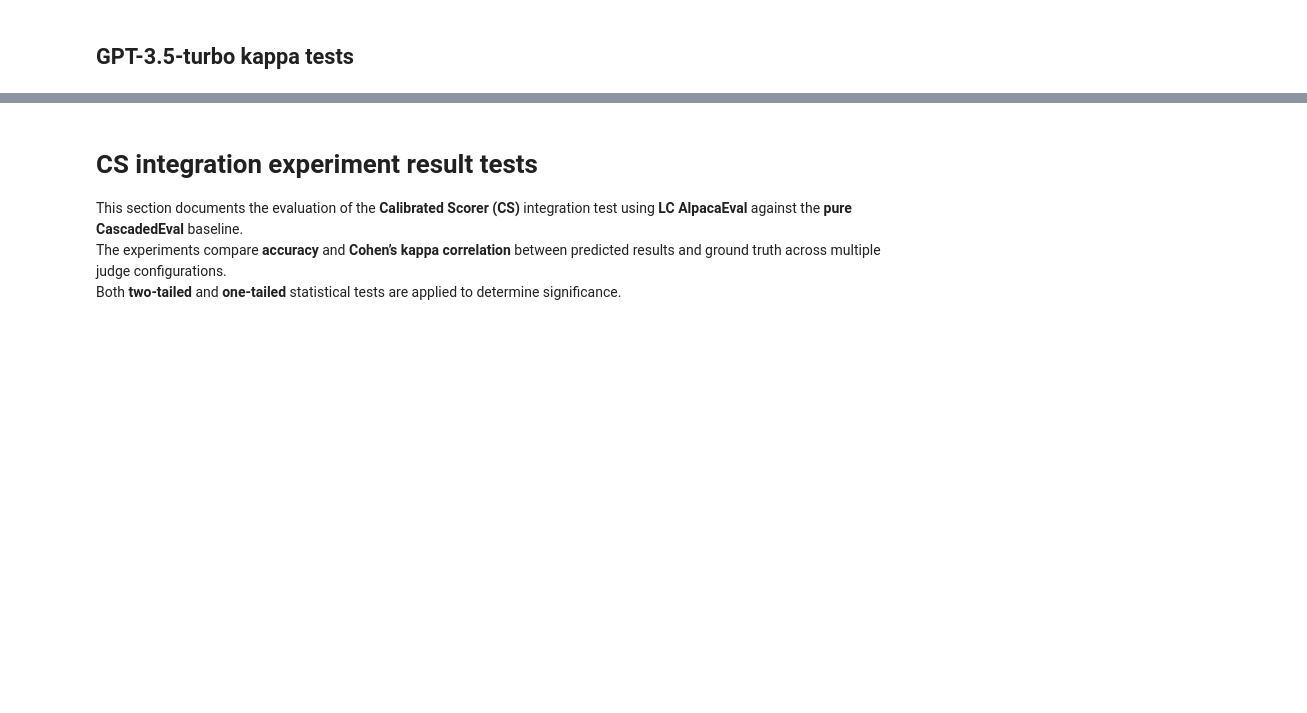
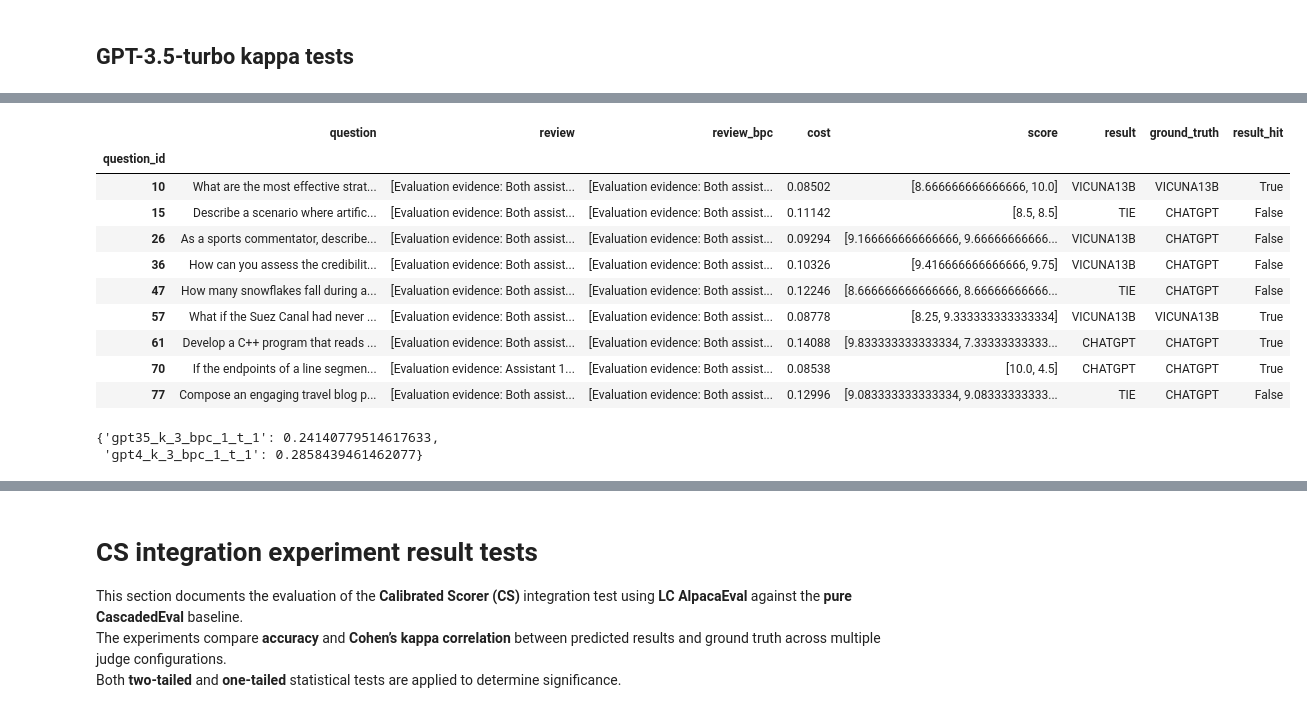
Before and after one commit to Thesis-LLM-as-a-judge-AUAS/thesis_code, a Jupyter notebook: analysis/experimental_result_analysis.ipynb, the cells around one changed output, grey strips where cells are left out. Cells and saved outputs as stored; diff of their text form; code cells hidden in the pictures; blank space fills up the shorter version.

Commit message:
feat: created temp investigation chapter

```diff
--- a/analysis/experimental_result_analysis.ipynb
+++ b/analysis/experimental_result_analysis.ipynb
@@ -1446,0 +1451,18 @@ H0 was not rejected
+# %%
+temperature_result_list = []
+
+for it in range(1, 41):
+    current_judgement_result = {
+        'gpt35_k_3_bpc_1_t_1': pd.read_json(
+            f'{BASELINE_TEMP_PATH}/{it}/review_gpt35_vicuna_gpt-3.5-turbo_mec3_bpc1.jsonl',
+            lines=True).set_index(
+            'question_id'),
+        'gpt4_k_3_bpc_1_t_1': pd.read_json(
+            f'{BASELINE_TEMP_PATH}/{it}/review_gpt35_vicuna_gpt-4_mec3_bpc1.jsonl',
+            lines=True).set_index(
+            'question_id'),
+    }
+
+    temperature_result_list.append(current_judgement_result)
+
+temperature_result_list[0]['gpt4_k_3_bpc_1_t_1']
@@ -1446,0 +1481,36 @@ H0 was not rejected
+# %%
+for key in temperature_result_list[0].keys():
+    for res in temperature_result_list:
+        res[key] = res[key].apply(lambda row: extract_result(row, text_lines), axis=1)
+
+temperature_result_list[2]['gpt4_k_3_bpc_1_t_1']
+# %% [output]
+|  | question | review | review_bpc | cost | score | result | ground_truth | result_hit |
+| question_id |  |  |  |  |  |  |  |  |
+| 10 | What are the most effective strat... | [Evaluation evidence: Both assist... | [Evaluation evidence: Both assist... | 0.08502 | [8.666666666666666, 10.0] | VICUNA13B | VICUNA13B | True |
+| 15 | Describe a scenario where artific... | [Evaluation evidence: Both assist... | [Evaluation evidence: Both assist... | 0.11142 | [8.5, 8.5] | TIE | CHATGPT | False |
+| 26 | As a sports commentator, describe... | [Evaluation evidence: Both assist... | [Evaluation evidence: Both assist... | 0.09294 | [9.166666666666666, 9.66666666666... | VICUNA13B | CHATGPT | False |
+| 36 | How can you assess the credibilit... | [Evaluation evidence: Both assist... | [Evaluation evidence: Both assist... | 0.10326 | [9.416666666666666, 9.75] | VICUNA13B | CHATGPT | False |
+| 47 | How many snowflakes fall during a... | [Evaluation evidence: Both assist... | [Evaluation evidence: Both assist... | 0.12246 | [8.666666666666666, 8.66666666666... | TIE | CHATGPT | False |
+| 57 | What if the Suez Canal had never ... | [Evaluation evidence: Both assist... | [Evaluation evidence: Both assist... | 0.08778 | [8.25, 9.333333333333334] | VICUNA13B | VICUNA13B | True |
+| 61 | Develop a C++ program that reads ... | [Evaluation evidence: Both assist... | [Evaluation evidence: Both assist... | 0.14088 | [9.833333333333334, 7.33333333333... | CHATGPT | CHATGPT | True |
+| 70 | If the endpoints of a line segmen... | [Evaluation evidence: Assistant 1... | [Evaluation evidence: Both assist... | 0.08538 | [10.0, 4.5] | CHATGPT | CHATGPT | True |
+| 77 | Compose an engaging travel blog p... | [Evaluation evidence: Both assist... | [Evaluation evidence: Both assist... | 0.12996 | [9.083333333333334, 9.08333333333... | TIE | CHATGPT | False |
+# %%
+temp_accuracy_map = {}
+temp_kappa_map = {}
+
+temp_acc_list = {}
+temp_kappa_list = {}
+
+for key in temperature_result_list[0].keys():
+    current_result = list(map(lambda x: x[key], temperature_result_list))
+
+
+    temp_accuracy_map[key], temp_kappa_map[key], temp_acc_list[key], temp_kappa_list[
+        key] = gather_final_metrics(current_result)
+
+temp_kappa_map
+# %% [output]
+{'gpt35_k_3_bpc_1_t_1': 0.24140779514617633,
+ 'gpt4_k_3_bpc_1_t_1': 0.2858439461462077}
```
Also changed, not shown: parts of 34 cells of this notebook.
